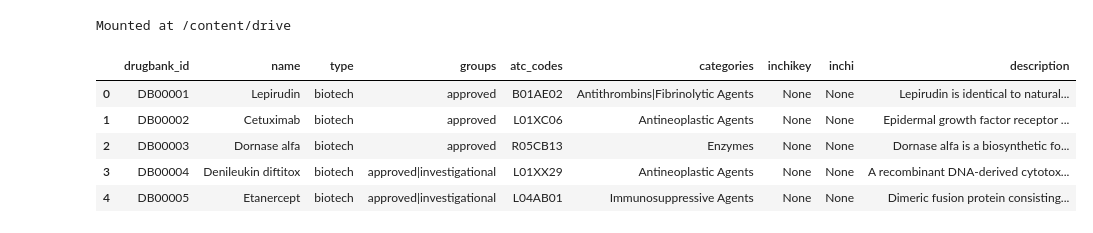
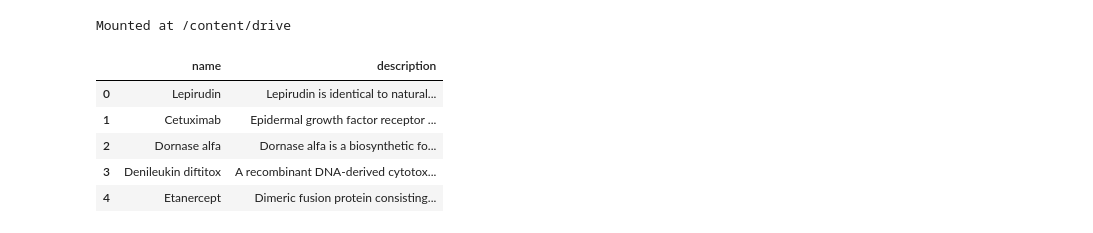
Before and after one commit to sauravrox/image-text-detection, a Jupyter notebook: Text_detection.ipynb, the cells around one changed output. Saved outputs shown, nothing was run; the diff lists cells and outputs as text; code cells hidden in the pictures.

```diff
--- a/Text_detection.ipynb
+++ b/Text_detection.ipynb
@@ -64,18 +64,18 @@ with open('/content/drive/MyDrive/image/aliases.json', 'w') as fp:
 # %%
 def collapse_list_values(row):
     for key, value in row.items():
         if isinstance(value, list):
             row[key] = '|'.join(value)
     return row
 
 rows = list(map(collapse_list_values, rows))
-columns = ['drugbank_id', 'name', 'type', 'groups', 'atc_codes', 'categories', 'inchikey', 'inchi', 'description']
-drugbank_df = pandas.DataFrame.from_dict(rows)[columns]
-drugbank_df.head()
+columns = ['name','description']
+df1 = pd.DataFrame.from_dict(rows)[columns]
+df1.head()
 # %% [output]
-|  | drugbank_id | name | type | groups | atc_codes | categories | inchikey | inchi | description |
-| 0 | DB00001 | Lepirudin | biotech | approved | B01AE02 | Antithrombins|Fibrinolytic Agents | None | None | Lepirudin is identical to natural... |
-| 1 | DB00002 | Cetuximab | biotech | approved | L01XC06 | Antineoplastic Agents | None | None | Epidermal growth factor receptor ... |
-| 2 | DB00003 | Dornase alfa | biotech | approved | R05CB13 | Enzymes | None | None | Dornase alfa is a biosynthetic fo... |
-| 3 | DB00004 | Denileukin diftitox | biotech | approved|investigational | L01XX29 | Antineoplastic Agents | None | None | A recombinant DNA-derived cytotox... |
-| 4 | DB00005 | Etanercept | biotech | approved|investigational | L04AB01 | Immunosuppressive Agents | None | None | Dimeric fusion protein consisting... |
+|  | name | description |
+| 0 | Lepirudin | Lepirudin is identical to natural... |
+| 1 | Cetuximab | Epidermal growth factor receptor ... |
+| 2 | Dornase alfa | Dornase alfa is a biosynthetic fo... |
+| 3 | Denileukin diftitox | A recombinant DNA-derived cytotox... |
+| 4 | Etanercept | Dimeric fusion protein consisting... |
```
Also changed, not shown: parts of 21 cells of this notebook.
